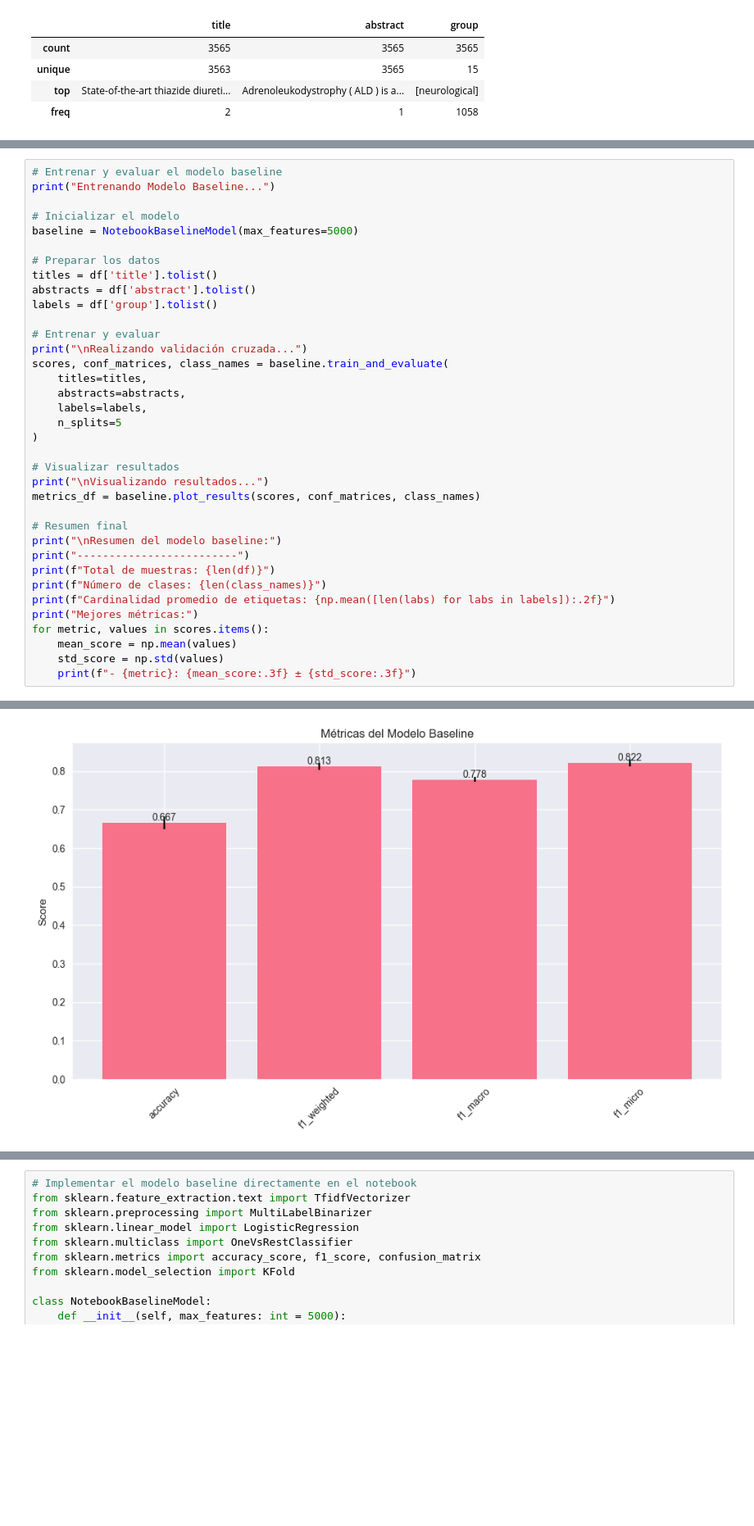
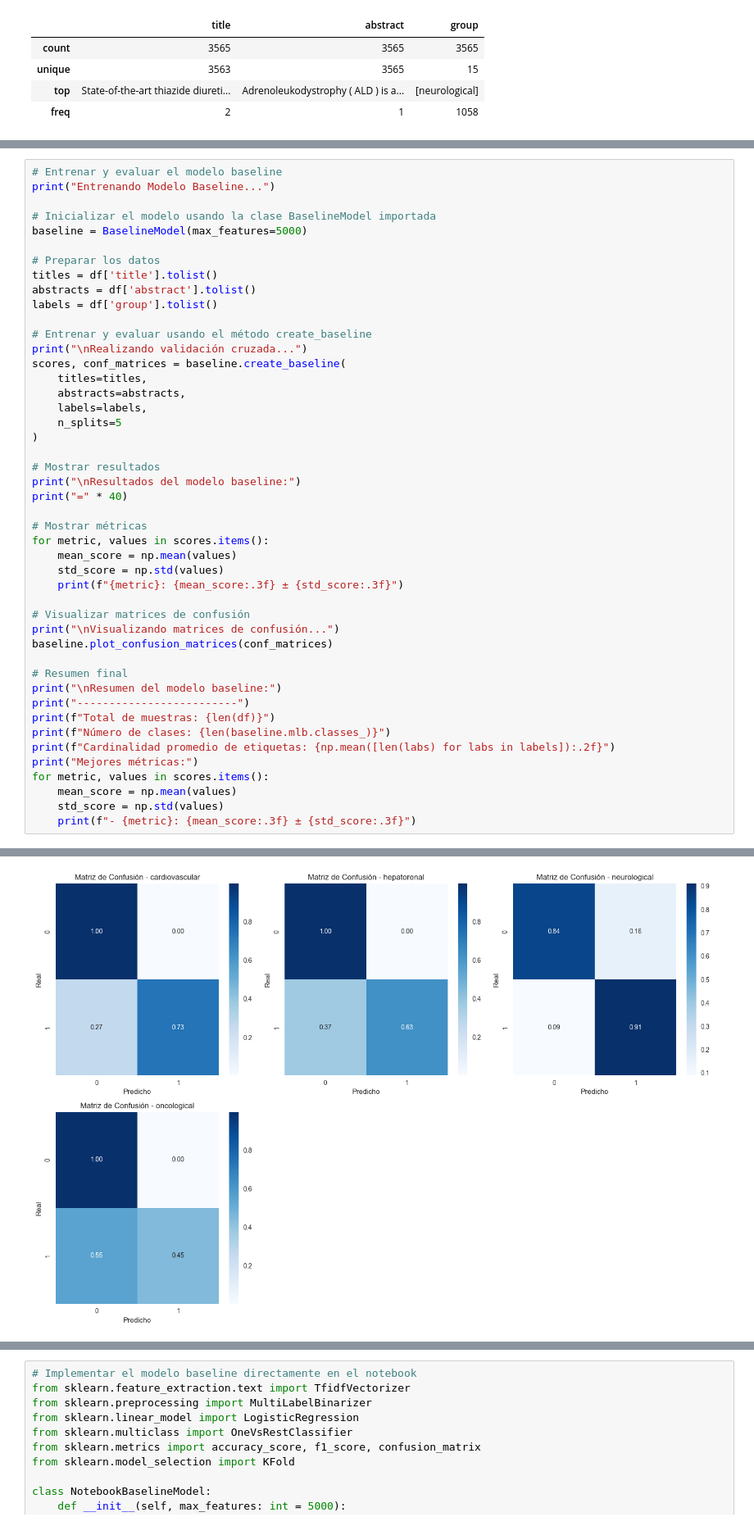
Before and after one commit to JhojanRop/T1-data-hack, a Jupyter notebook: notebooks/1_eda_baseline.ipynb, the cells around one changed output, grey strips where cells are left out. Shown at 82% size. Saved outputs shown, nothing was run; the diff lists cells and outputs as text; blank space fills up the shorter version.

```diff
--- a/notebooks/1_eda_baseline.ipynb
+++ b/notebooks/1_eda_baseline.ipynb
@@ -245,32 +247,42 @@ Co-ocurrencias más frecuentes:
 # Entrenar y evaluar el modelo baseline
 print("Entrenando Modelo Baseline...")
 
-# Inicializar el modelo
-baseline = NotebookBaselineModel(max_features=5000)
+# Inicializar el modelo usando la clase BaselineModel importada
+baseline = BaselineModel(max_features=5000)
 
 # Preparar los datos
 titles = df['title'].tolist()
 abstracts = df['abstract'].tolist()
 labels = df['group'].tolist()
 
-# Entrenar y evaluar
+# Entrenar y evaluar usando el método create_baseline
 print("\nRealizando validación cruzada...")
-scores, conf_matrices, class_names = baseline.train_and_evaluate(
+scores, conf_matrices = baseline.create_baseline(
     titles=titles,
     abstracts=abstracts,
     labels=labels,
     n_splits=5
 )
 
-# Visualizar resultados
-print("\nVisualizando resultados...")
-metrics_df = baseline.plot_results(scores, conf_matrices, class_names)
+# Mostrar resultados
+print("\nResultados del modelo baseline:")
+print("=" * 40)
+
+# Mostrar métricas
+for metric, values in scores.items():
+    mean_score = np.mean(values)
+    std_score = np.std(values)
+    print(f"{metric}: {mean_score:.3f} ± {std_score:.3f}")
+
+# Visualizar matrices de confusión
+print("\nVisualizando matrices de confusión...")
+baseline.plot_confusion_matrices(conf_matrices)
 
 # Resumen final
 print("\nResumen del modelo baseline:")
 print("-------------------------")
 print(f"Total de muestras: {len(df)}")
-print(f"Número de clases: {len(class_names)}")
+print(f"Número de clases: {len(baseline.mlb.classes_)}")
 print(f"Cardinalidad promedio de etiquetas: {np.mean([len(labs) for labs in labels]):.2f}")
 print("Mejores métricas:")
 for metric, values in scores.items():
@@ -298 +310 @@ f1_micro: 0.822 ± 0.009
-[figure, old version]
+[figure, new version]
```
Also changed, not shown: parts of 4 cells of this notebook.
